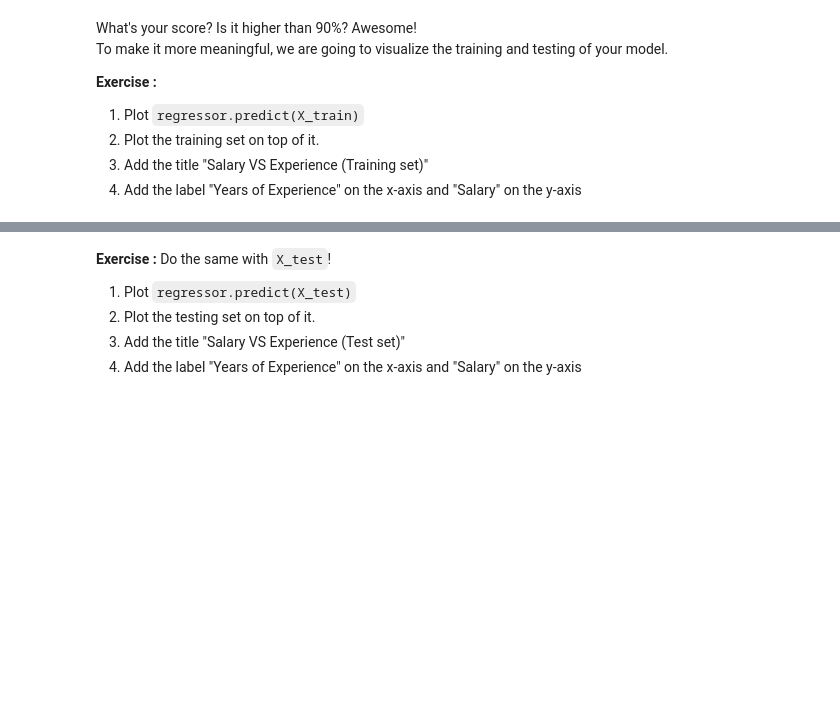
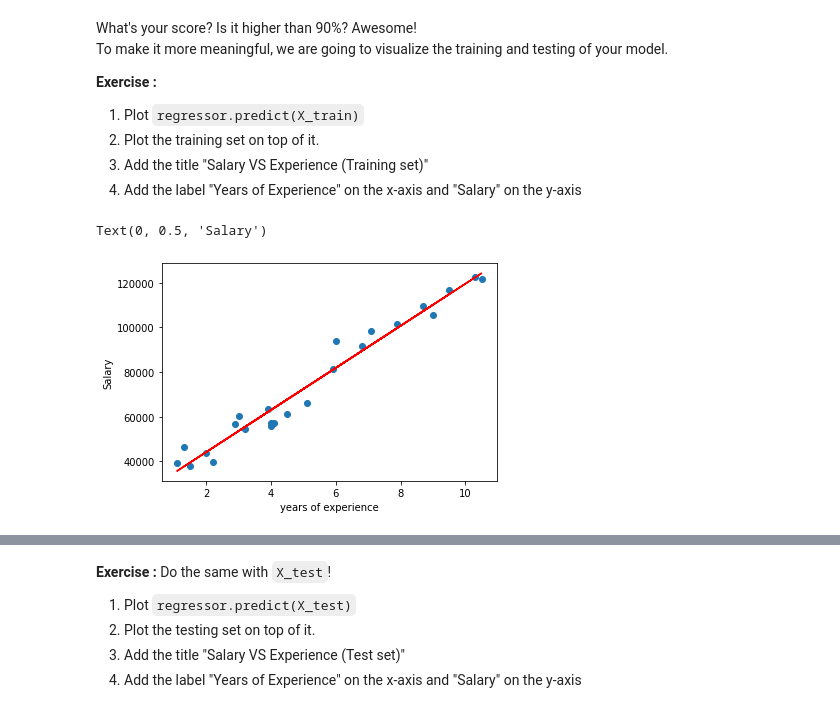
Before and after one commit to HavvaEb/Machine_Learning_exercise, a Jupyter notebook: 4.machine_learning/1.Regression/01-Simple_linear_regression_sklearn.ipynb, the cells around one changed output, grey strips where cells are left out. Cells and saved outputs as stored; diff of their text form; code cells hidden in the pictures; blank space fills up the shorter version.

```diff
--- a/4.machine_learning/1.Regression/01-Simple_linear_regression_sklearn.ipynb
+++ b/4.machine_learning/1.Regression/01-Simple_linear_regression_sklearn.ipynb
@@ -190,3 +186,7 @@ It is a fast and easy procedure to perform, the results of which allow you to co
 Generally, the training dataset contains 80% of the whole dataset. The remaining 20% is for the test dataset.
 
 **Exercise :** Import `train_test_split` from `sklearn` and split the dataset and create the variables `X_train`, `X_test`, `y_train`, `y_test`.
+# %%
+X = df.iloc[:, :-1].values
+y = df.iloc[:, 1].values
+print(X,y)
@@ -195,9 +213,9 @@ import sklearn
 import numpy as np
 from sklearn import datasets
 from sklearn. model_selection import train_test_split
-#X = df[X_features].values   # independant features
-#y = df[y_target].values		# dependant variable
-X, y = np.arange(10).reshape((5, 2)), range(5)
 
 # Choose your test size to split between training and testing sets:
-X_train, X_test, y_train, y_test = train_test_split(X, y, test_size=0.25, random_state=42)
+X_train, X_test, y_train, y_test = train_test_split(X, y, test_size=0.2, random_state=42)
+
+print(y_test)
+print(X_test)
@@ -212,3 +241,7 @@ But we are lucky because the sklearn library already has a ready-made linear mod
 1. Import `LinearRegression` from sklearn.
 2. Create a `regressor` variable and instantiate your `LinearRegression` class.
 2. Train your model with `X_train` and `y_train`.
+# %%
+from sklearn.linear_model import LinearRegression
+regressor = LinearRegression()
+regressor.fit(X_train, y_train)
@@ -236,6 +297,19 @@ To make it more meaningful, we are going to visualize the training and testing o
 2. Plot the training set on top of it.
 3. Add the title "Salary VS Experience (Training set)"
 4. Add the label "Years of Experience" on the x-axis and "Salary" on the y-axis
+# %%
+
+a1= regressor.coef_
+a2 = regressor.intercept_
+x=X_train
+plt.scatter(X_train, y_train)
+y=a1*x + a2
+plt.plot(x,y,'r')
+plt.xlabel('years of experience')
+plt.ylabel('Salary')
+# %% [output]
+Text(0, 0.5, 'Salary')
+[figure, added]
 # %% [markdown]
 The expected result should look like this:
 ![train_plot](./assets/trainplot.png)
```
Also changed, not shown: parts of 11 cells of this notebook.
